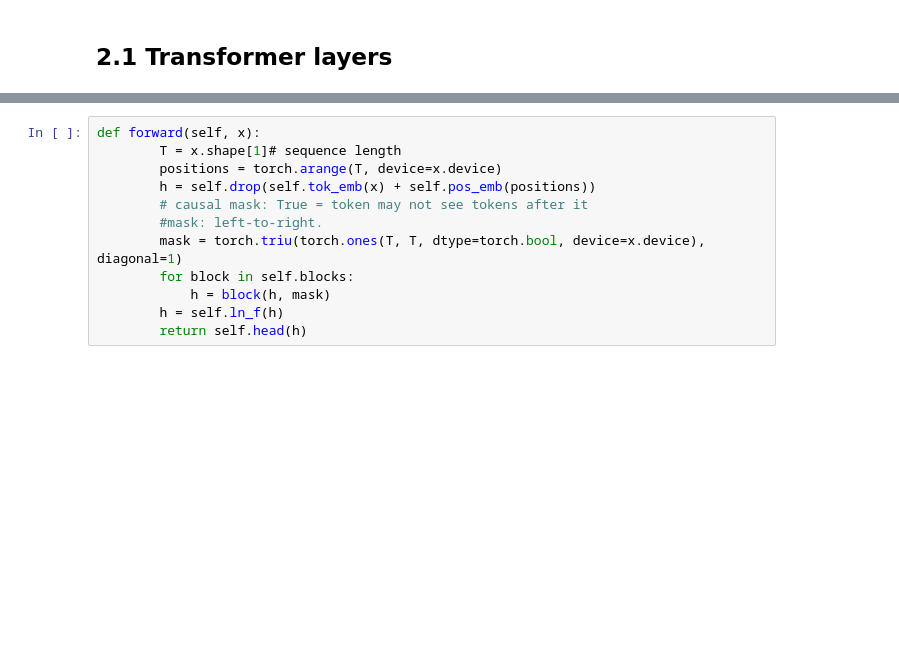
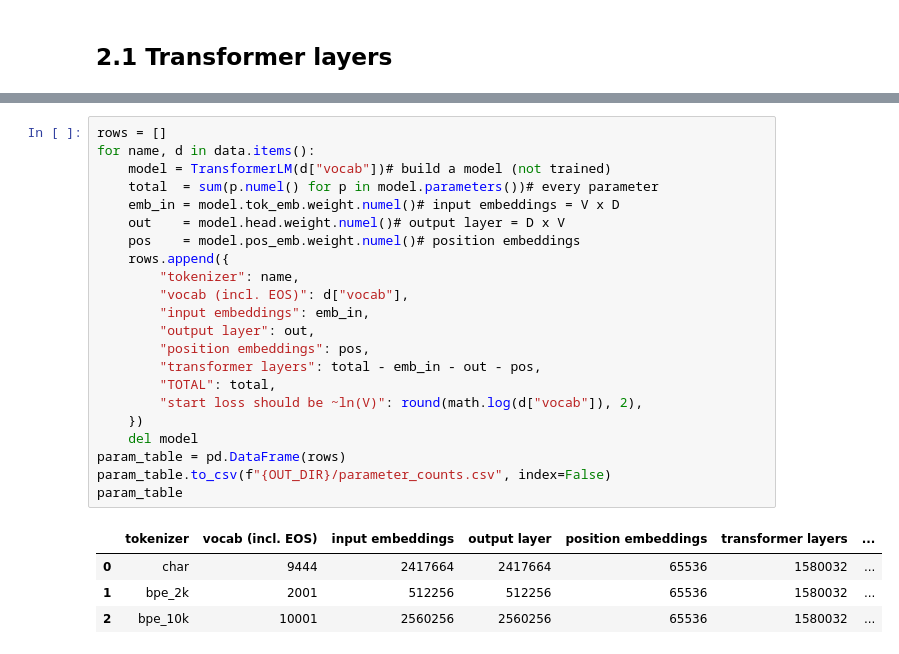
Before and after one commit to Aveiro11/Multilingual-Tokenization-and-Language-Modeling, a Jupyter notebook: Assignment1.ipynb, the cells around one changed output, grey strips where cells are left out. Saved outputs shown, nothing was run; the diff lists cells and outputs as text; blank space fills up the shorter version.

```diff
--- a/Assignment1.ipynb
+++ b/Assignment1.ipynb
@@ -585,12 +594,27 @@ class TransformerLM(nn.Module):
-# %%
-def forward(self, x):
-        T = x.shape[1]# sequence length
-        positions = torch.arange(T, device=x.device)
-        h = self.drop(self.tok_emb(x) + self.pos_emb(positions))
-        # causal mask: True = token may not see tokens after it
-        #mask: left-to-right.
-        mask = torch.triu(torch.ones(T, T, dtype=torch.bool, device=x.device), diagonal=1)
-        for block in self.blocks:
-            h = block(h, mask)
-        h = self.ln_f(h)
-        return self.head(h)
+# %%
+rows = []
+for name, d in data.items():
+    model = TransformerLM(d["vocab"])# build a model (not trained)
+    total  = sum(p.numel() for p in model.parameters())# every parameter
+    emb_in = model.tok_emb.weight.numel()# input embeddings = V x D
+    out    = model.head.weight.numel()# output layer = D x V
+    pos    = model.pos_emb.weight.numel()# position embeddings
+    rows.append({
+        "tokenizer": name,
+        "vocab (incl. EOS)": d["vocab"],
+        "input embeddings": emb_in,
+        "output layer": out,
+        "position embeddings": pos,
+        "transformer layers": total - emb_in - out - pos,
+        "TOTAL": total,
+        "start loss should be ~ln(V)": round(math.log(d["vocab"]), 2),
+    })
+    del model
+param_table = pd.DataFrame(rows)
+param_table.to_csv(f"{OUT_DIR}/parameter_counts.csv", index=False)
+param_table
+# %% [output]
+|  | tokenizer | vocab (incl. EOS) | input embeddings | output layer | position embeddings | transformer layers | ... |
+| 0 | char | 9444 | 2417664 | 2417664 | 65536 | 1580032 | ... |
+| 1 | bpe_2k | 2001 | 512256 | 512256 | 65536 | 1580032 | ... |
+| 2 | bpe_10k | 10001 | 2560256 | 2560256 | 65536 | 1580032 | ... |
```
Also changed, not shown: parts of 12 cells of this notebook, 8 other files.
